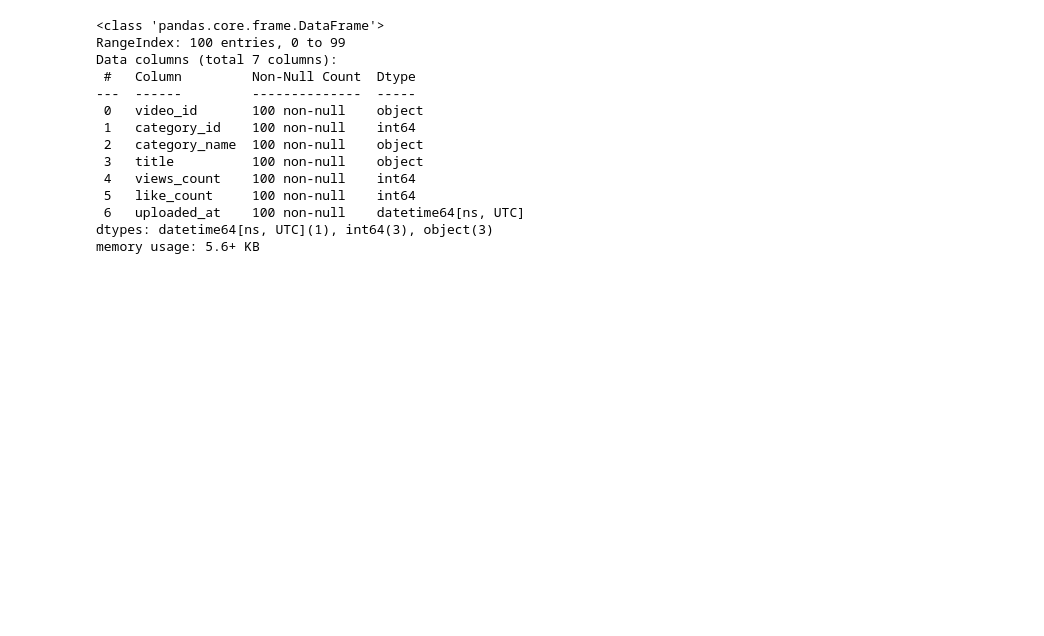
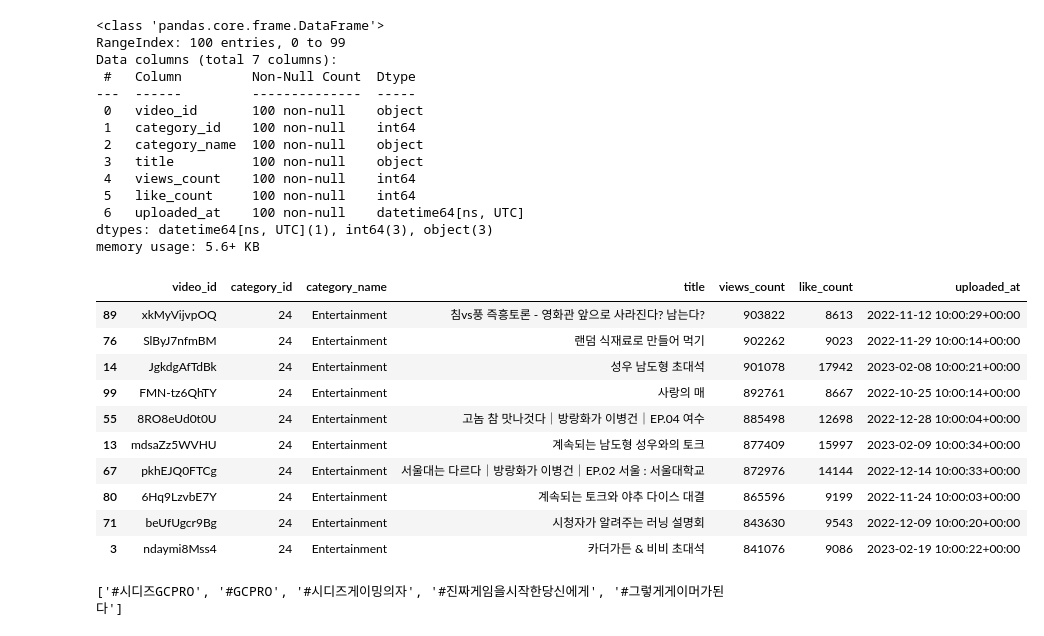
Before and after one commit to kimhyunso/coper-project, a Jupyter notebook: practice_analysis_dowon.ipynb, the cells around one changed output. Cells and saved outputs as stored; diff of their text form; code cells hidden in the pictures; blank space fills up the shorter version.

```diff
--- a/practice_analysis_dowon.ipynb
+++ b/practice_analysis_dowon.ipynb
@@ -626,3 +627,30 @@ Data columns (total 7 columns):
  6   uploaded_at    100 non-null    datetime64[ns, UTC]
 dtypes: datetime64[ns, UTC](1), int64(3), object(3)
 memory usage: 5.6+ KB
+# %%
+x_bar = df_chim_video.views_count.mean()
+
+df_chim_video.loc[df_chim_video.views_count < x_bar,].sort_values(by='views_count', ascending=False).head(10)
+# %% [output]
+|  | video_id | category_id | category_name | title | views_count | like_count | uploaded_at |
+| 89 | xkMyVijvpOQ | 24 | Entertainment | 침vs풍 즉흥토론 - 영화관 앞으로 사라진다? 남는다? | 903822 | 8613 | 2022-11-12 10:00:29+00:00 |
+| 76 | SlByJ7nfmBM | 24 | Entertainment | 랜덤 식재료로 만들어 먹기 | 902262 | 9023 | 2022-11-29 10:00:14+00:00 |
+| 14 | JgkdgAfTdBk | 24 | Entertainment | 성우 남도형 초대석 | 901078 | 17942 | 2023-02-08 10:00:21+00:00 |
+| 99 | FMN-tz6QhTY | 24 | Entertainment | 사랑의 매 | 892761 | 8667 | 2022-10-25 10:00:14+00:00 |
+| 55 | 8RO8eUd0t0U | 24 | Entertainment | 고놈 참 맛나것다｜방랑화가 이병건｜EP.04 여수 | 885498 | 12698 | 2022-12-28 10:00:04+00:00 |
+| 13 | mdsaZz5WVHU | 24 | Entertainment | 계속되는 남도형 성우와의 토크 | 877409 | 15997 | 2023-02-09 10:00:34+00:00 |
+| 67 | pkhEJQ0FTCg | 24 | Entertainment | 서울대는 다르다｜방랑화가 이병건｜EP.02 서울 : 서울대학교 | 872976 | 14144 | 2022-12-14 10:00:33+00:00 |
+| 80 | 6Hq9LzvbE7Y | 24 | Entertainment | 계속되는 토크와 야추 다이스 대결 | 865596 | 9199 | 2022-11-24 10:00:03+00:00 |
+| 71 | beUfUgcr9Bg | 24 | Entertainment | 시청자가 알려주는 러닝 설명회 | 843630 | 9543 | 2022-12-09 10:00:20+00:00 |
+| 3 | ndaymi8Mss4 | 24 | Entertainment | 카더가든 & 비비 초대석 | 841076 | 9086 | 2023-02-19 10:00:22+00:00 |
+# %%
+import re
+
+string = "시디즈 GC PRO의 [진짜 게임을 시작한 당신에게]\n광고 영상 보러가기 : https://youtu.be/0MKy4GeIkkY\n\n시디즈 GC PRO 랜선 체험하기 : http://www.sidizgaming.com/gcpro\n\n#시디즈GCPRO #GCPRO #시디즈게이밍의자 #진짜게임을시작한당신에게 #그렇게게이머가된다\n\n:앞쪽_화살표:관련 재생목록\n  •침착맨의 일상재롱: https://goo.gl/OJ4Uoa\n\n▶생방송 원본\n  •2023년 2월 14일 방송분: https://www.youtube.com/live/3mnZKYwiVac"
+
+pattern = "#\w+"
+result = re.findall(pattern, string)
+
+print(result) # ['#시디즈GCPRO', '#GCPRO', '#시디즈게이밍의자', '#진짜게임을시작한당신에게', '#그렇게게이머가된다']
+# %% [output]
+['#시디즈GCPRO', '#GCPRO', '#시디즈게이밍의자', '#진짜게임을시작한당신에게', '#그렇게게이머가된다']
```
Also changed, not shown: parts of 5 cells of this notebook, 3 other files.
